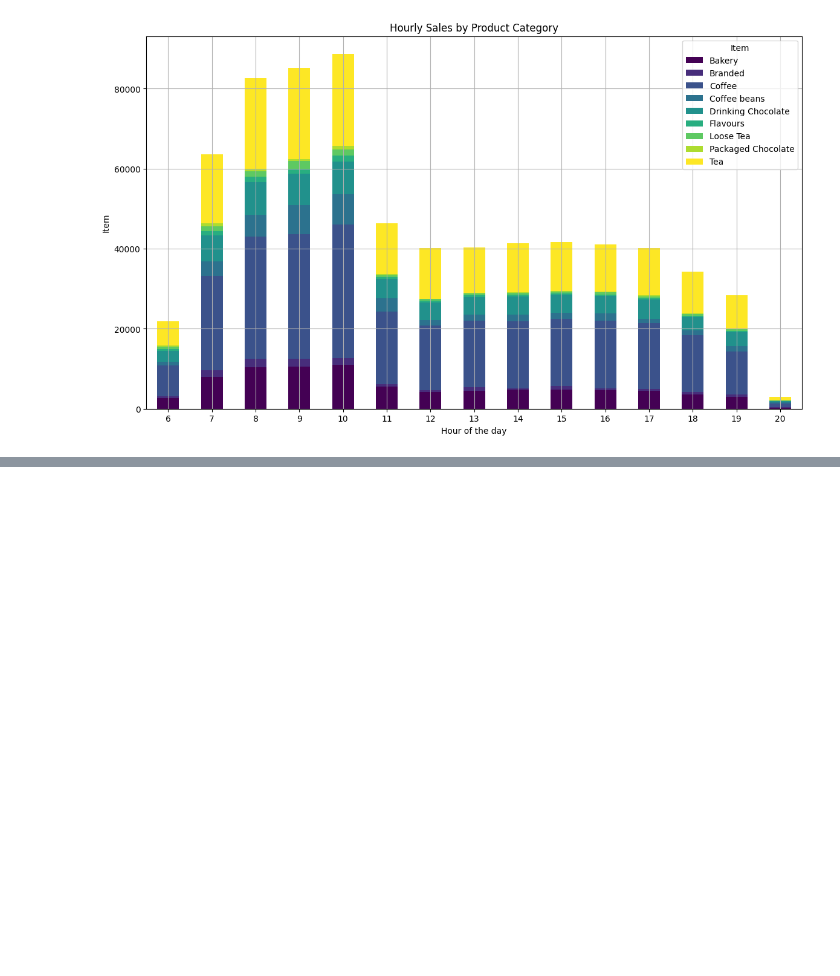
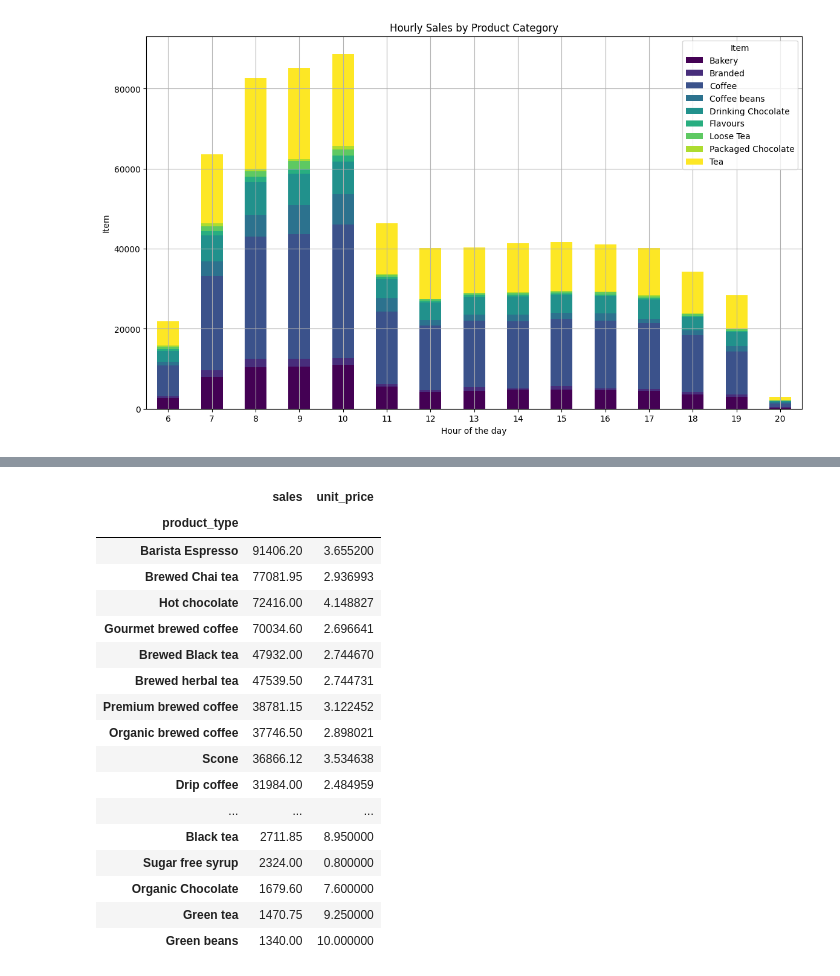
Before and after one commit to atharvaaswale/coffee-shop-sales, a Jupyter notebook: coffee_shop_sales.ipynb, the cells around one changed output, grey strips where cells are left out. Drawn from its saved outputs; the diff is of its cells as text; code cells hidden in the pictures; blank space fills up the shorter version.

```diff
--- a/coffee_shop_sales.ipynb
+++ b/coffee_shop_sales.ipynb
@@ -292,0 +322,26 @@ plt.show()
+# %%
+sales_by_product_type = df.groupby('product_type').agg({
+    'sales': 'sum',
+    'unit_price': 'mean'
+}).sort_values('sales', ascending = False)
+
+sales_by_product_type
+# %% [output]
+|  | sales | unit_price |
+| product_type |  |  |
+| Barista Espresso | 91406.20 | 3.655200 |
+| Brewed Chai tea | 77081.95 | 2.936993 |
+| Hot chocolate | 72416.00 | 4.148827 |
+| Gourmet brewed coffee | 70034.60 | 2.696641 |
+| Brewed Black tea | 47932.00 | 2.744670 |
+| Brewed herbal tea | 47539.50 | 2.744731 |
+| Premium brewed coffee | 38781.15 | 3.122452 |
+| Organic brewed coffee | 37746.50 | 2.898021 |
+| Scone | 36866.12 | 3.534638 |
+| Drip coffee | 31984.00 | 2.484959 |
+| ... | ... | ... |
+| Black tea | 2711.85 | 8.950000 |
+| Sugar free syrup | 2324.00 | 0.800000 |
+| Organic Chocolate | 1679.60 | 7.600000 |
+| Green tea | 1470.75 | 9.250000 |
+| Green beans | 1340.00 | 10.000000 |
```
Also changed, not shown: parts of 5 cells of this notebook.
